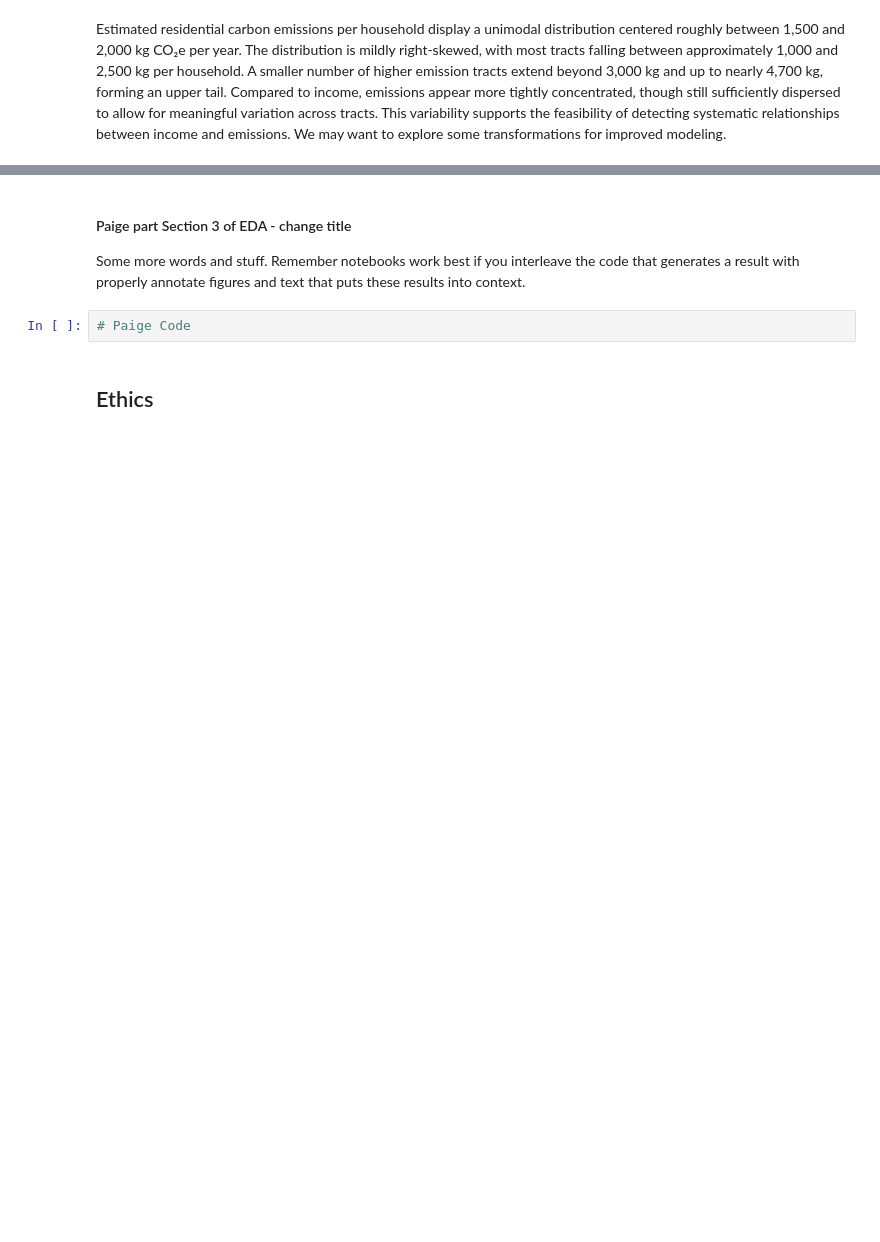
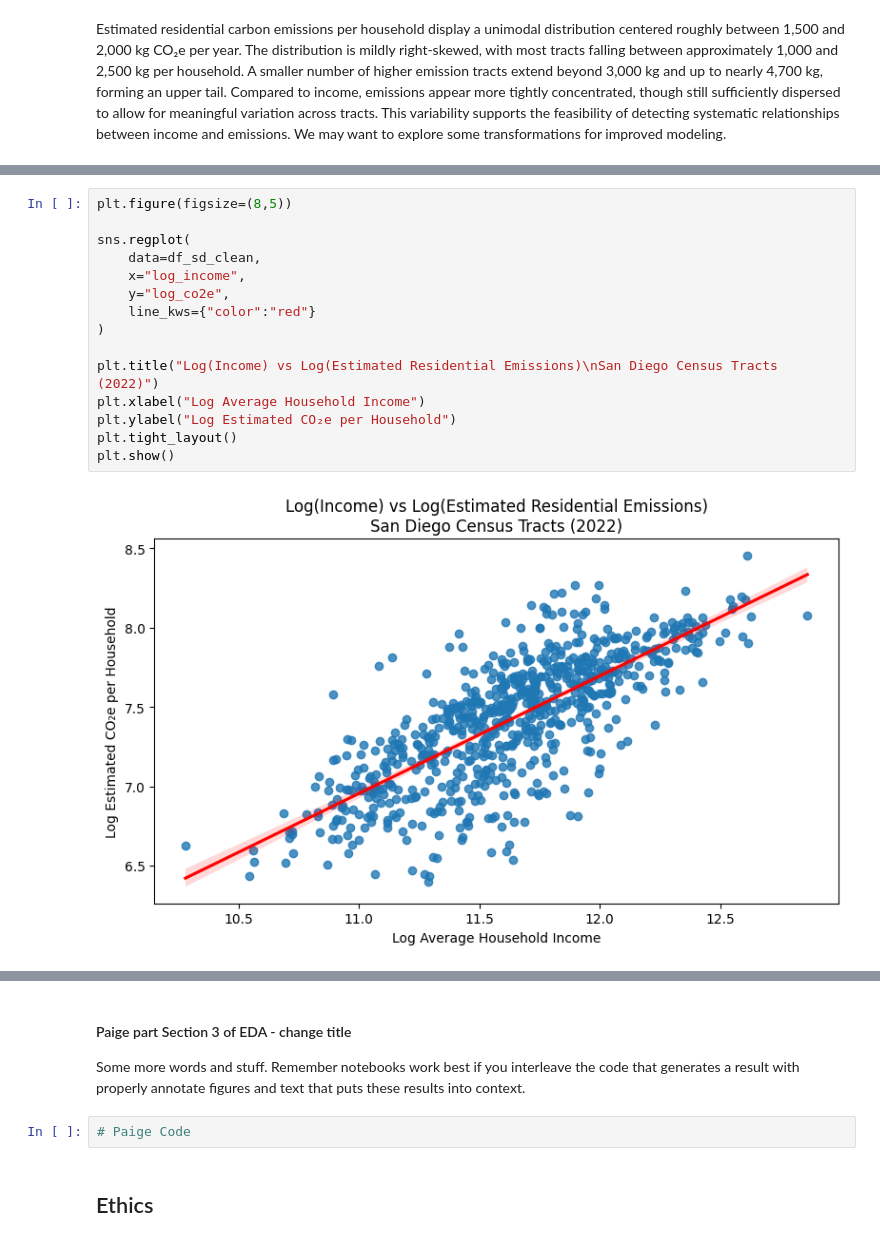
Before and after one commit to 4am1r/Group087_WI26, a Jupyter notebook: 02-EDACheckpoint.ipynb, the cells around one changed output, grey strips where cells are left out. Saved outputs shown, nothing was run; the diff lists cells and outputs as text; blank space fills up the shorter version.

```diff
--- a/02-EDACheckpoint.ipynb
+++ b/02-EDACheckpoint.ipynb
@@ -490,0 +526,17 @@ Some more words and stuff.  Remember notebooks work best if you interleave the c
+# %%
+plt.figure(figsize=(8,5))
+
+sns.regplot(
+    data=df_sd_clean,
+    x="log_income",
+    y="log_co2e",
+    line_kws={"color":"red"}
+)
+
+plt.title("Log(Income) vs Log(Estimated Residential Emissions)\nSan Diego Census Tracts (2022)")
+plt.xlabel("Log Average Household Income")
+plt.ylabel("Log Estimated CO₂e per Household")
+plt.tight_layout()
+plt.show()
+# %% [output]
+[figure, added]
```
Also changed, not shown: parts of 12 cells of this notebook.
